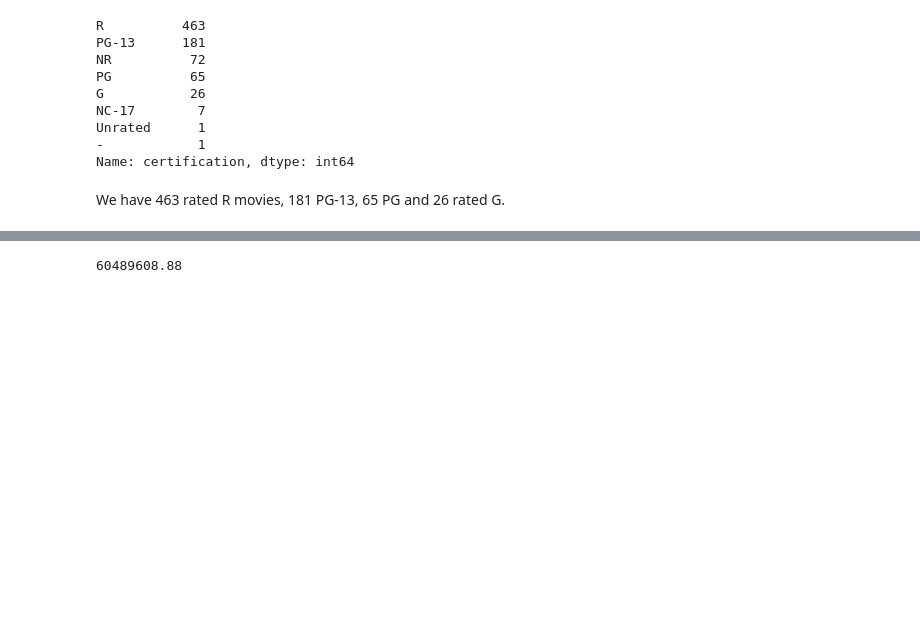
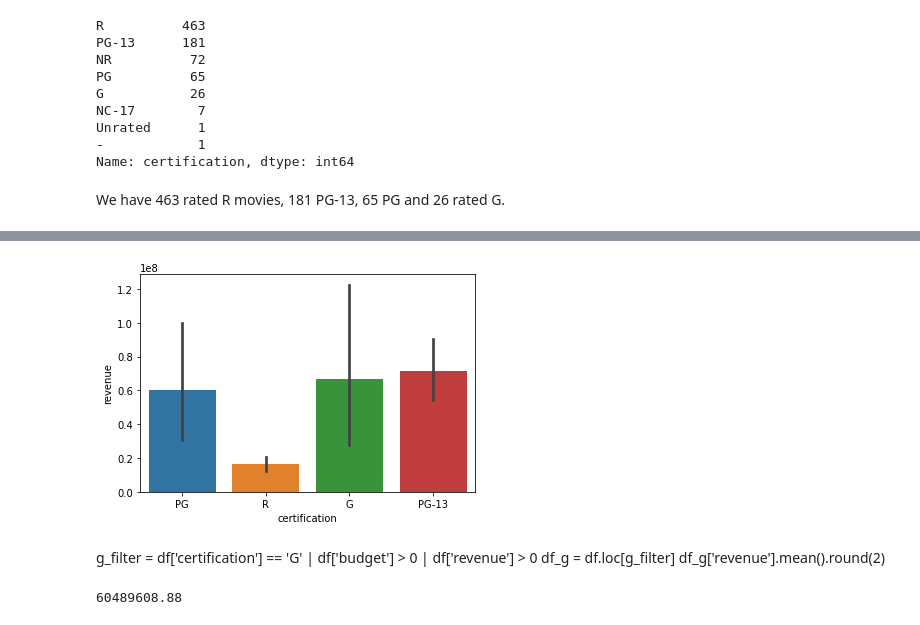
Before and after one commit to fid2445/Project-3-, a Jupyter notebook: Project EDA.ipynb, the cells around one changed output, grey strips where cells are left out. Drawn from its saved outputs; the diff is of its cells as text; code cells hidden in the pictures; blank space fills up the shorter version.

```diff
--- a/Project EDA.ipynb
+++ b/Project EDA.ipynb
@@ -193,3 +214,11 @@ df_g['revenue'].mean().round(2)
+# %%
+sns.barplot(data=plotdf, x='certification', y= 'revenue');
+# %% [output]
+[figure, added]
+# %% [markdown]
+g_filter = df['certification'] == 'G' | df['budget'] > 0 | df['revenue'] > 0
+df_g = df.loc[g_filter]
+df_g['revenue'].mean().round(2)
 # %%
 pg_filter = df['certification'] == 'PG'
 df_pg = df.loc[pg_filter]
```
Also changed, not shown: parts of 18 cells of this notebook, 4 other files.
